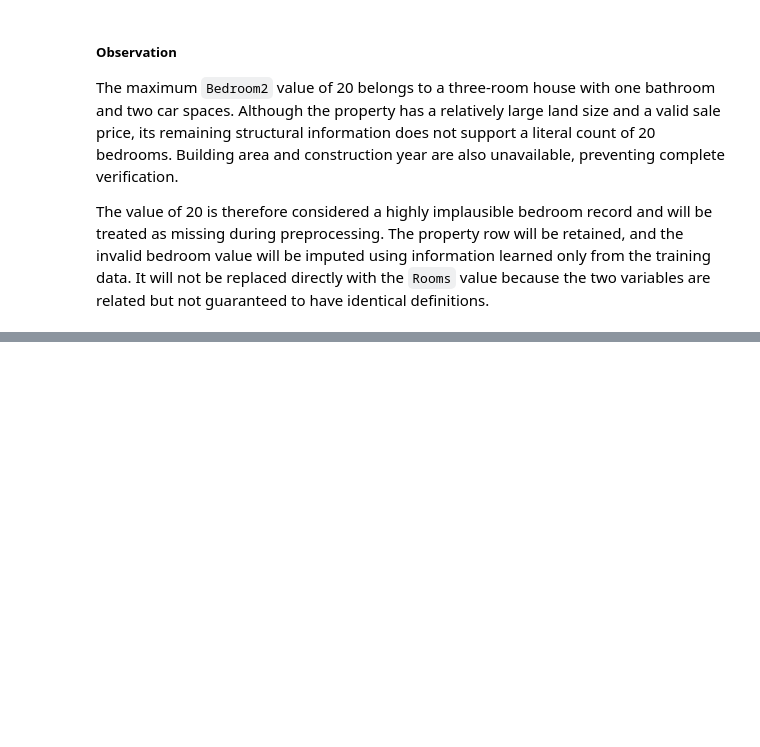
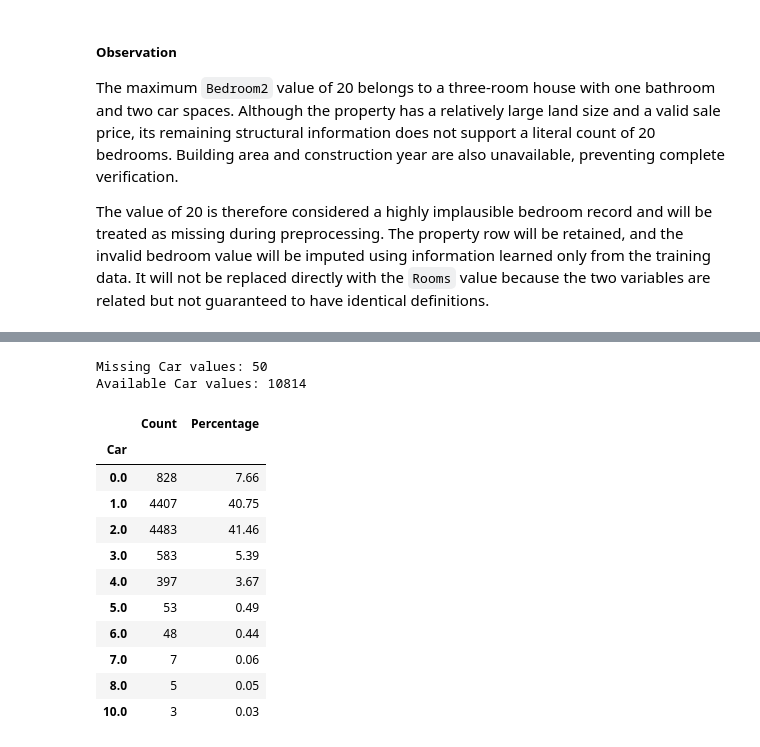
Before and after one commit to WaqasGurmani/house-price-linear-models, a Jupyter notebook: notebooks/02_eda_and_data_quality.ipynb, the cells around one changed output, grey strips where cells are left out. Cells and saved outputs as stored; diff of their text form; code cells hidden in the pictures; blank space fills up the shorter version.

```diff
--- a/notebooks/02_eda_and_data_quality.ipynb
+++ b/notebooks/02_eda_and_data_quality.ipynb
@@ -821,0 +937,40 @@ The value of 20 is therefore considered a highly implausible bedroom record and
+# %%
+car_summary = (
+    train_df["Car"]
+    .value_counts()
+    .sort_index()
+    .to_frame("Count")
+)
+
+car_summary["Percentage"] = (
+    car_summary["Count"]
+    / train_df["Car"].notna().sum()
+    * 100
+).round(2)
+
+print(
+    "Missing Car values:",
+    train_df["Car"].isna().sum()
+)
+
+print(
+    "Available Car values:",
+    train_df["Car"].notna().sum()
+)
+
+car_summary
+# %% [output]
+Missing Car values: 50
+Available Car values: 10814
+|  | Count | Percentage |
+| Car |  |  |
+| 0.0 | 828 | 7.66 |
+| 1.0 | 4407 | 40.75 |
+| 2.0 | 4483 | 41.46 |
+| 3.0 | 583 | 5.39 |
+| 4.0 | 397 | 3.67 |
+| 5.0 | 53 | 0.49 |
+| 6.0 | 48 | 0.44 |
+| 7.0 | 7 | 0.06 |
+| 8.0 | 5 | 0.05 |
+| 10.0 | 3 | 0.03 |
```
Also changed, not shown: parts of 17 cells of this notebook.
